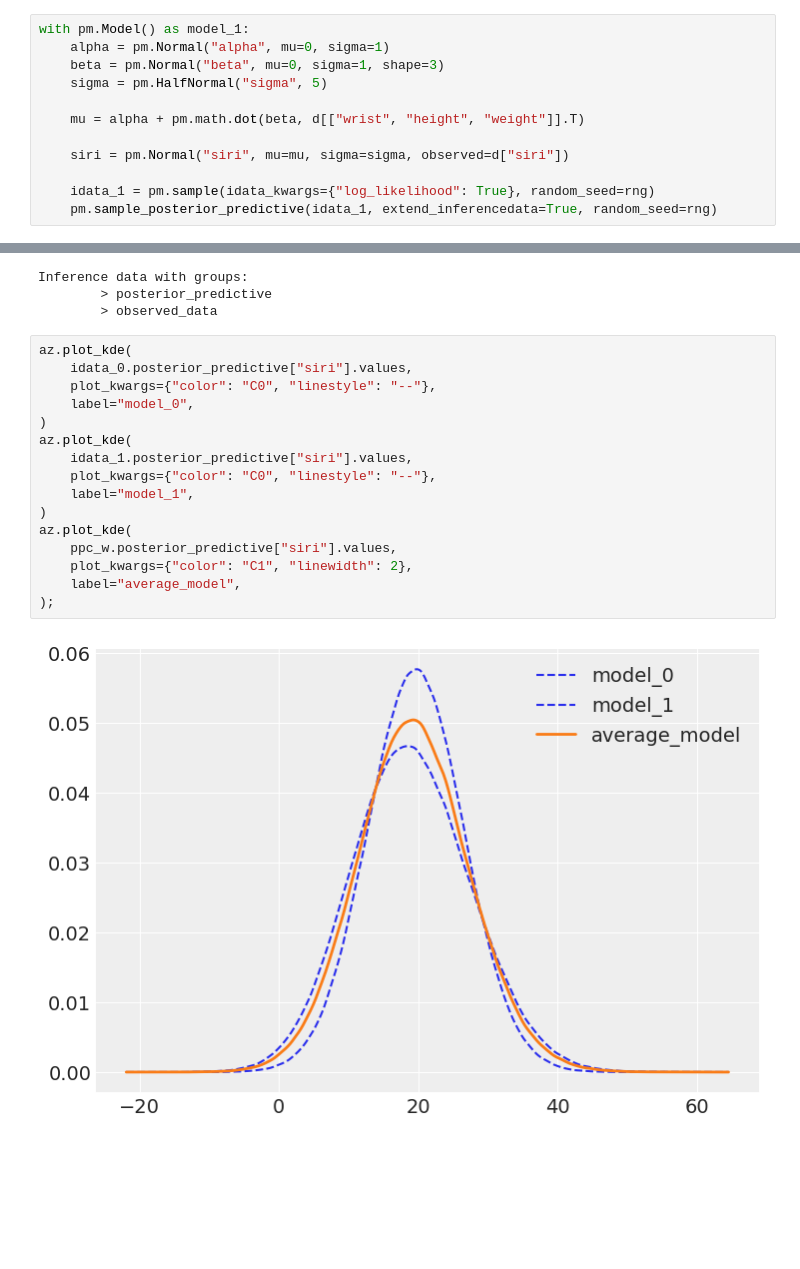
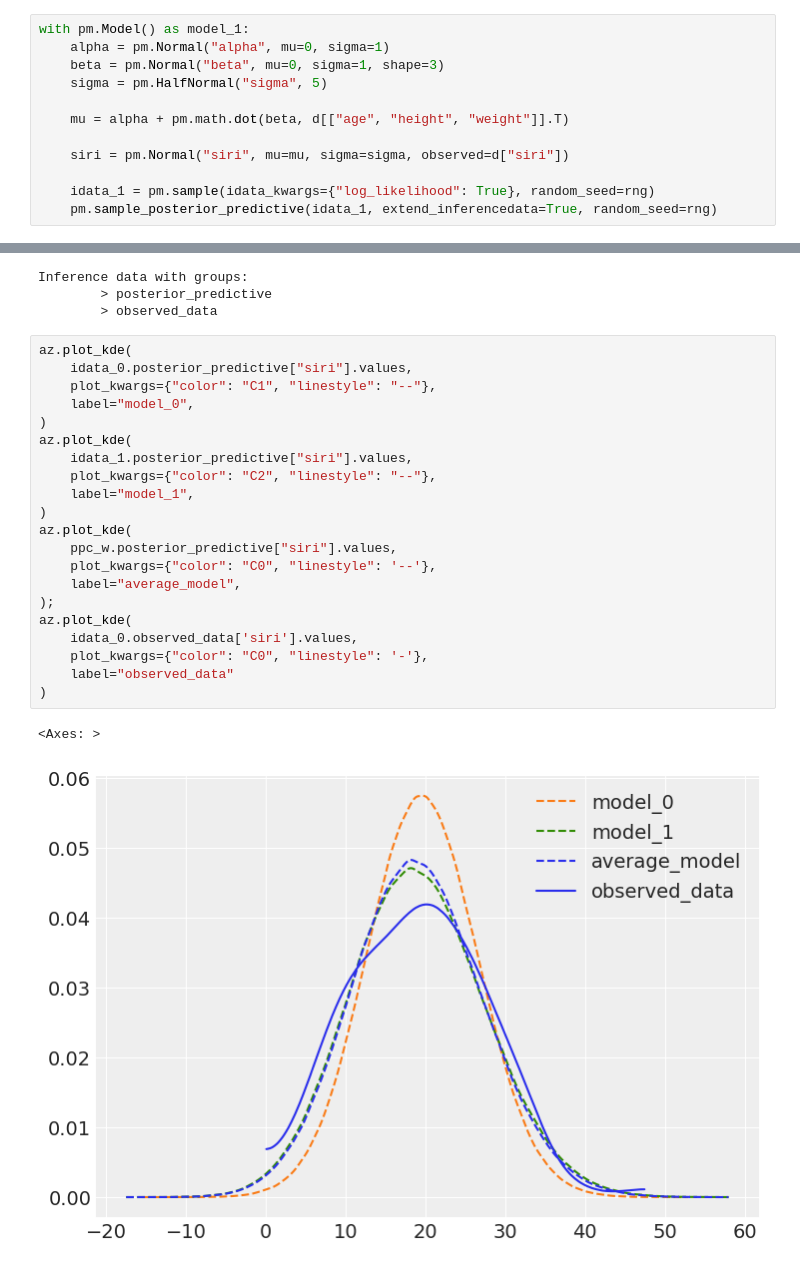
Before and after one commit to Robyrogers/seminar-bayesian_model_averaging, a Jupyter notebook: model_averaging.ipynb, the cells around one changed output, grey strips where cells are left out. Saved outputs shown, nothing was run; the diff lists cells and outputs as text; blank space fills up the shorter version.

```diff
--- a/model_averaging.ipynb
+++ b/model_averaging.ipynb
@@ -55,7 +75,7 @@ with pm.Model() as model_1:
     beta = pm.Normal("beta", mu=0, sigma=1, shape=3)
     sigma = pm.HalfNormal("sigma", 5)
 
-    mu = alpha + pm.math.dot(beta, d[["wrist", "height", "weight"]].T)
+    mu = alpha + pm.math.dot(beta, d[["age", "height", "weight"]].T)
 
     siri = pm.Normal("siri", mu=mu, sigma=sigma, observed=d["siri"])
 
@@ -92,18 +137,24 @@ Inference data with groups:
 # %%
 az.plot_kde(
     idata_0.posterior_predictive["siri"].values,
-    plot_kwargs={"color": "C0", "linestyle": "--"},
+    plot_kwargs={"color": "C1", "linestyle": "--"},
     label="model_0",
 )
 az.plot_kde(
     idata_1.posterior_predictive["siri"].values,
-    plot_kwargs={"color": "C0", "linestyle": "--"},
+    plot_kwargs={"color": "C2", "linestyle": "--"},
     label="model_1",
 )
 az.plot_kde(
     ppc_w.posterior_predictive["siri"].values,
-    plot_kwargs={"color": "C1", "linewidth": 2},
+    plot_kwargs={"color": "C0", "linestyle": '--'},
     label="average_model",
 );
+az.plot_kde(
+    idata_0.observed_data['siri'].values,
+    plot_kwargs={"color": "C0", "linestyle": '-'},
+    label="observed_data"
+)
 # %% [output]
+<Axes: >
-[figure, old version]
+[figure, new version]
```
Also changed, not shown: parts of 9 cells of this notebook, 1 other file.
